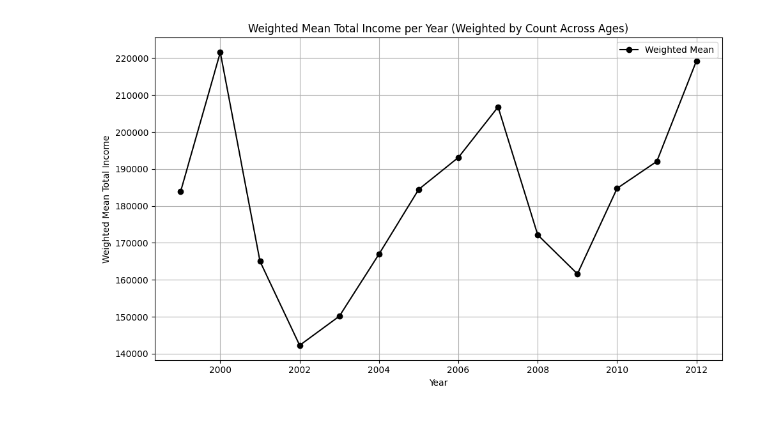
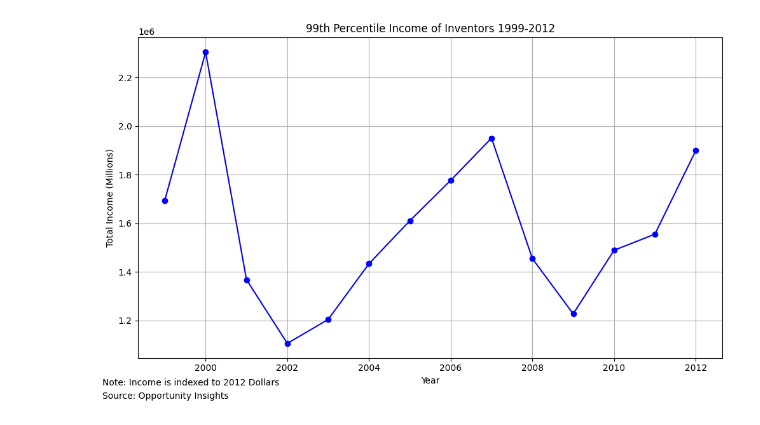
Before and after one commit to Zach-Klopping/Kumar-Projects, a Jupyter notebook: ECON:3150/inventor_project.ipynb, the cells around one changed output. Cells and saved outputs as stored; diff of their text form; code cells hidden in the pictures.

```diff
--- a/ECON:3150/inventor_project.ipynb
+++ b/ECON:3150/inventor_project.ipynb
@@ -169,27 +109,28 @@ plt.show()
-# %%
-# Calculate weighted mean total income per year (across all ages, weighted by count)
-weighted_mean_income = df1.groupby('year').apply(
-    lambda g: (g['total_inc_mean'] * g['count']).sum() / g['count'].sum(), include_groups=False
-)
-
-# Plot
-plt.figure(figsize=(10, 6))
-plt.plot(
-    weighted_mean_income.index,
-    weighted_mean_income.values,
-    marker='o',
-    color='black',
-    label='Weighted Mean'
-)
-plt.xlabel('Year')
-plt.ylabel('Weighted Mean Total Income')
-plt.title('Weighted Mean Total Income per Year (Weighted by Count Across Ages)')
-plt.legend()
-plt.grid(True)
-plt.tight_layout()
-plt.show()
-# %% [output]
-[figure, removed]
+# %%
+# Calculate weighted mean total income per year (across all ages, weighted by count)
+weighted_mean_income = df1.groupby('year').apply(
+    lambda g: (g['total_inc_p99'] * g['count']).sum() / g['count'].sum(), include_groups=False
+)
+
+# Plot
+plt.figure(figsize=(10, 6))
+plt.plot(
+    weighted_mean_income.index,
+    weighted_mean_income.values,
+    marker='o',
+    color='blue',
+    label='Weighted Mean'
+)
+plt.xlabel('Year')
+plt.ylabel('Total Income (Millions)')
+plt.title('99th Percentile Income of Inventors 1999-2012')
+plt.grid(True)
+plt.tight_layout()
+plt.gcf().text(0.01, -0.01, 'Source: Opportunity Insights', fontsize=10, color='Black', ha='left')
+plt.gcf().text(0.01, 0.025, 'Note: Income is indexed to 2012 Dollars', fontsize=10, color='Black', ha='left')
+plt.show()
+# %% [output]
+[figure, added]
 # %%
 # Calculate weighted mean total income per year for percentiles 30, 50, 70, 90 (across all ages, weighted by count)
 percentile_cols = ['total_inc_p30', 'total_inc_p50', 'total_inc_p70', 'total_inc_p90']
```
Also changed, not shown: parts of 13 cells of this notebook, 1 other file.
